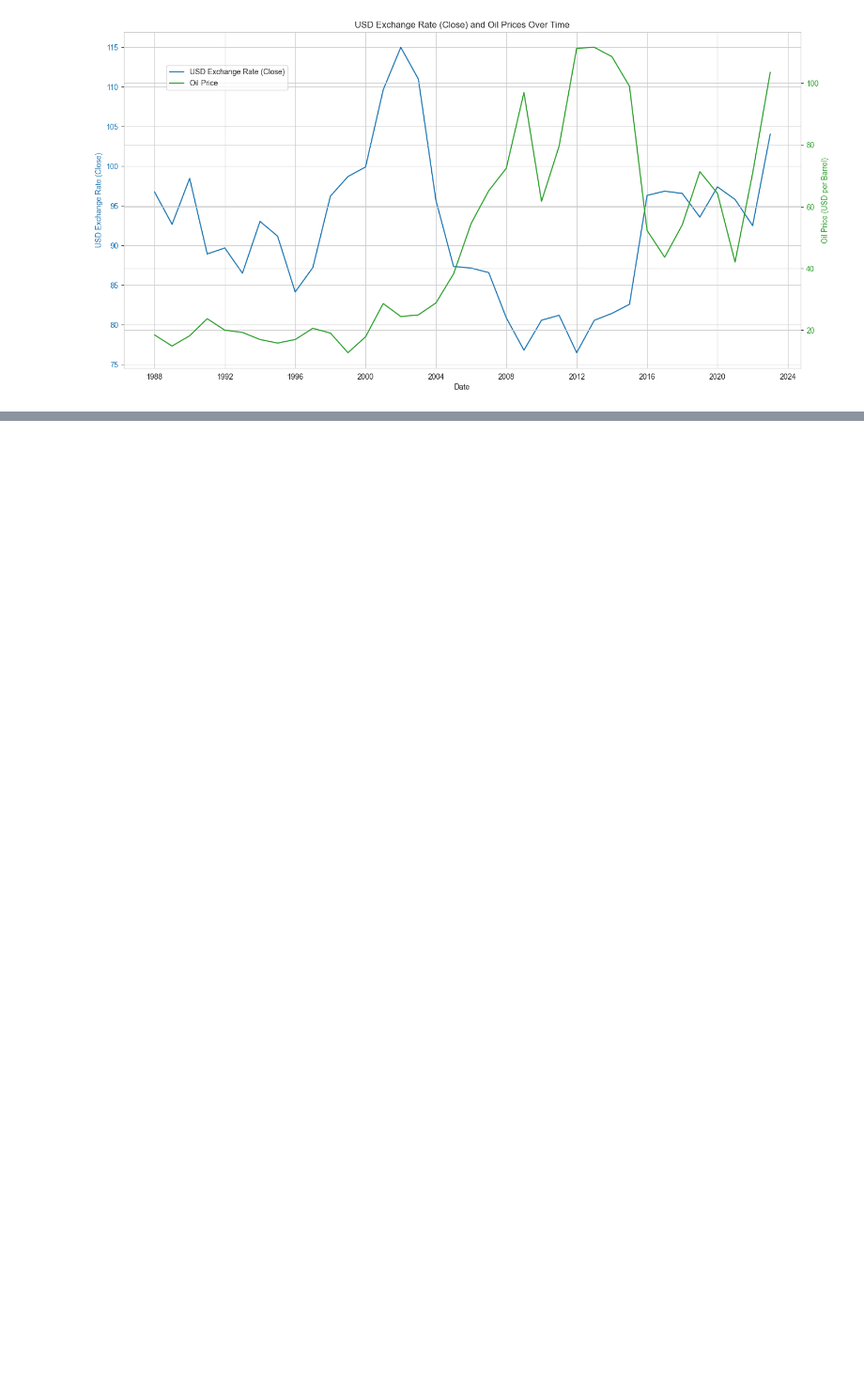
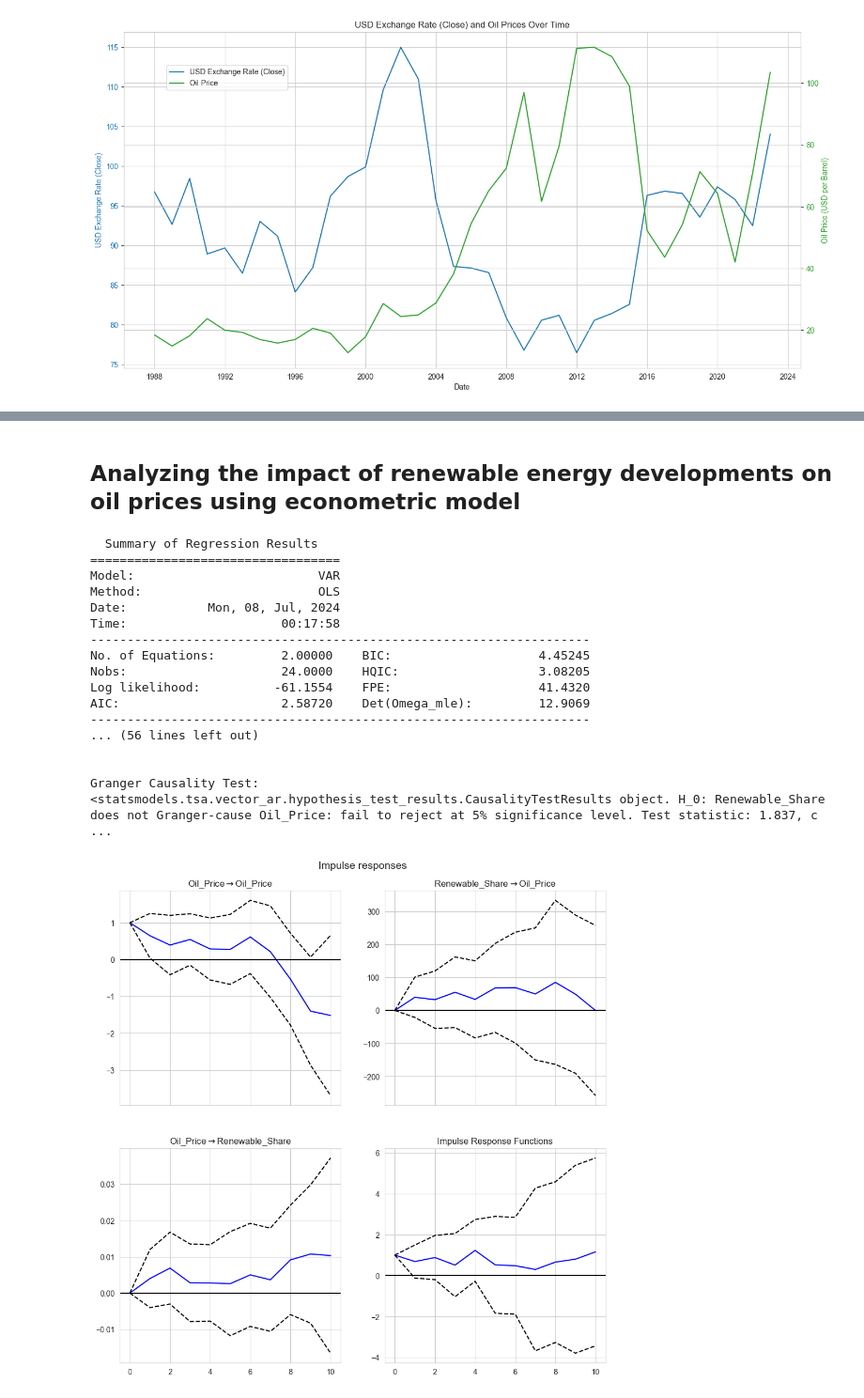
Before and after one commit to Daniel-Andarge/AiML-brent-oil-price-analysis, a Jupyter notebook: notebooks/eda.ipynb, the cells around one changed output, grey strips where cells are left out. Shown at 94% size. Saved outputs shown, nothing was run; the diff lists cells and outputs as text; code cells hidden in the pictures; blank space fills up the shorter version.

```diff
--- a/notebooks/eda.ipynb
+++ b/notebooks/eda.ipynb
@@ -402,0 +555,8 @@ Price -0.498962  1.000000
+# %%
+# path to the CSV file
+filename1 = 'merged_oil_renewable_df.parquet'
+
+
+path1 = os.path.join('..', 'data/processed', filename1)
+# Load dataset
+merged_oil_renewable_data = load_data(path1)
@@ -402,0 +572,23 @@ Price -0.498962  1.000000
+# %% [markdown]
+## Analyzing the impact of renewable energy developments on oil prices using econometric model
+# %%
+analyze_renewable_energy_impact(merged_oil_renewable_data)
+# %% [output]
+  Summary of Regression Results
+==================================
+Model:                         VAR
+Method:                        OLS
+Date:           Mon, 08, Jul, 2024
+Time:                     00:17:58
+--------------------------------------------------------------------
+No. of Equations:         2.00000    BIC:                    4.45245
+Nobs:                     24.0000    HQIC:                   3.08205
+Log likelihood:          -61.1554    FPE:                    41.4320
+AIC:                      2.58720    Det(Omega_mle):         12.9069
+--------------------------------------------------------------------
+... (56 lines left out)
+
+
+Granger Causality Test:
+<statsmodels.tsa.vector_ar.hypothesis_test_results.CausalityTestResults object. H_0: Renewable_Share does not Granger-cause Oil_Price: fail to reject at 5% significance level. Test statistic: 1.837, c ...
+[figure, added]
```
Also changed, not shown: parts of 23 cells of this notebook, 4 other files.
